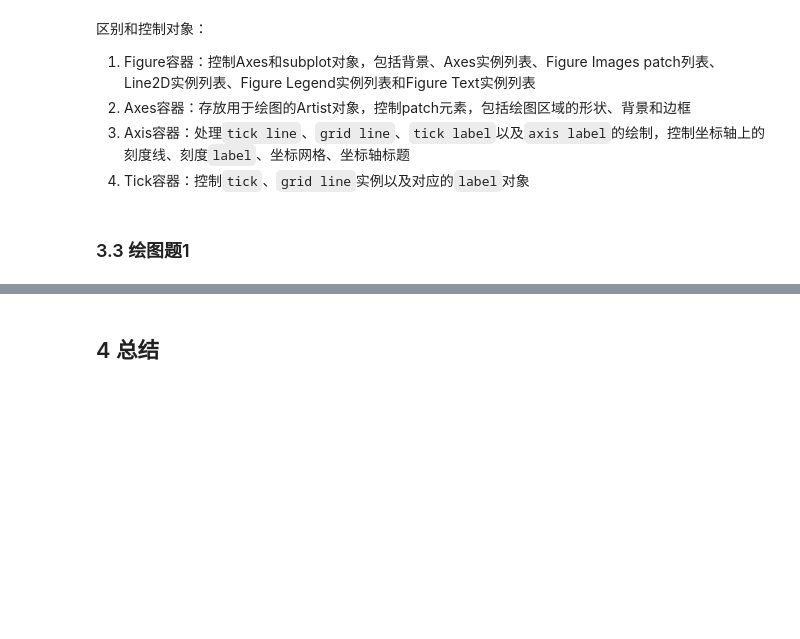
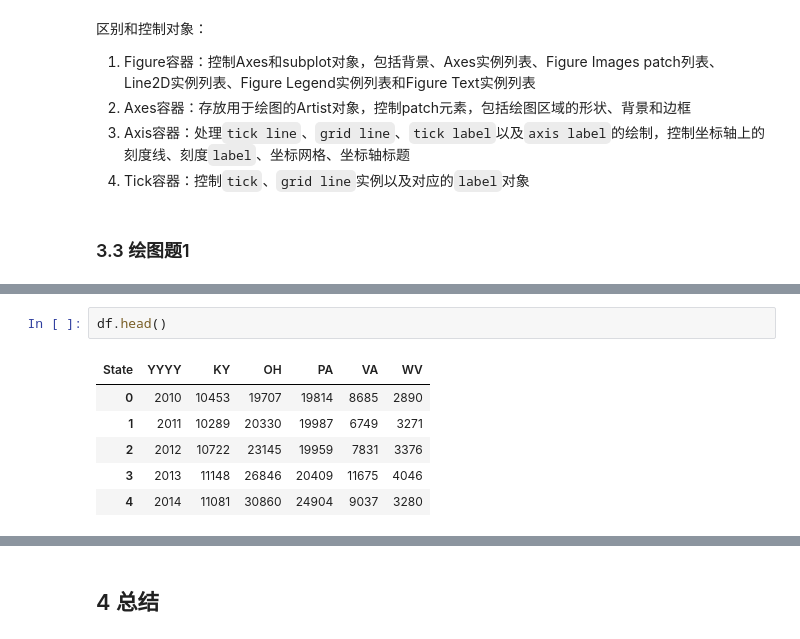
Before and after one commit to Relph1119/my-team-learning, a Jupyter notebook: notebook/matplotlib_learning29/my_homework/task02.ipynb, the cells around one changed output, grey strips where cells are left out. Cells and saved outputs as stored; diff of their text form; blank space fills up the shorter version.

```diff
--- a/notebook/matplotlib_learning29/my_homework/task02.ipynb
+++ b/notebook/matplotlib_learning29/my_homework/task02.ipynb
@@ -297,0 +311,9 @@ primitives 和 container的区别和联系是什么？
+# %%
+df.head()
+# %% [output]
+| State | YYYY | KY | OH | PA | VA | WV |
+| 0 | 2010 | 10453 | 19707 | 19814 | 8685 | 2890 |
+| 1 | 2011 | 10289 | 20330 | 19987 | 6749 | 3271 |
+| 2 | 2012 | 10722 | 23145 | 19959 | 7831 | 3376 |
+| 3 | 2013 | 11148 | 26846 | 20409 | 11675 | 4046 |
+| 4 | 2014 | 11081 | 30860 | 24904 | 9037 | 3280 |
```
Also changed, not shown: parts of 9 cells of this notebook, 10 other files.
